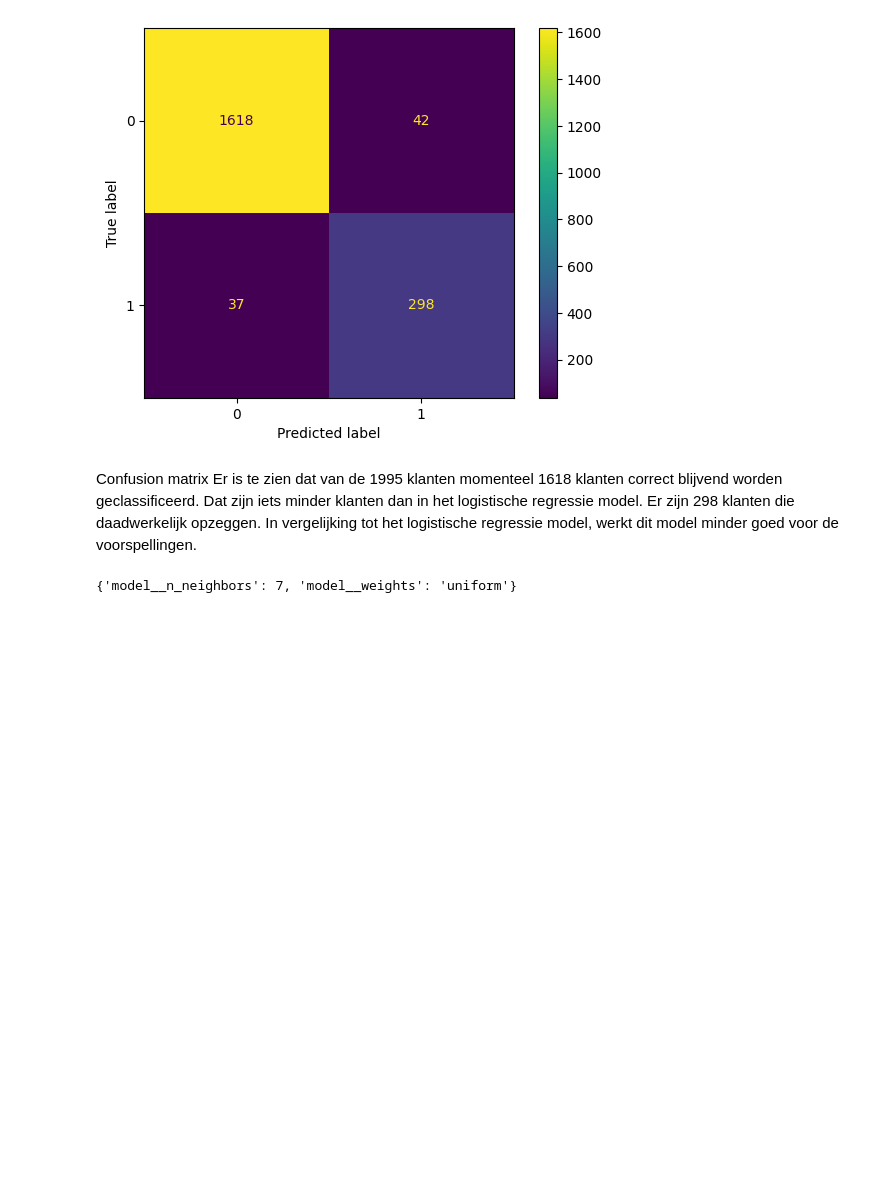
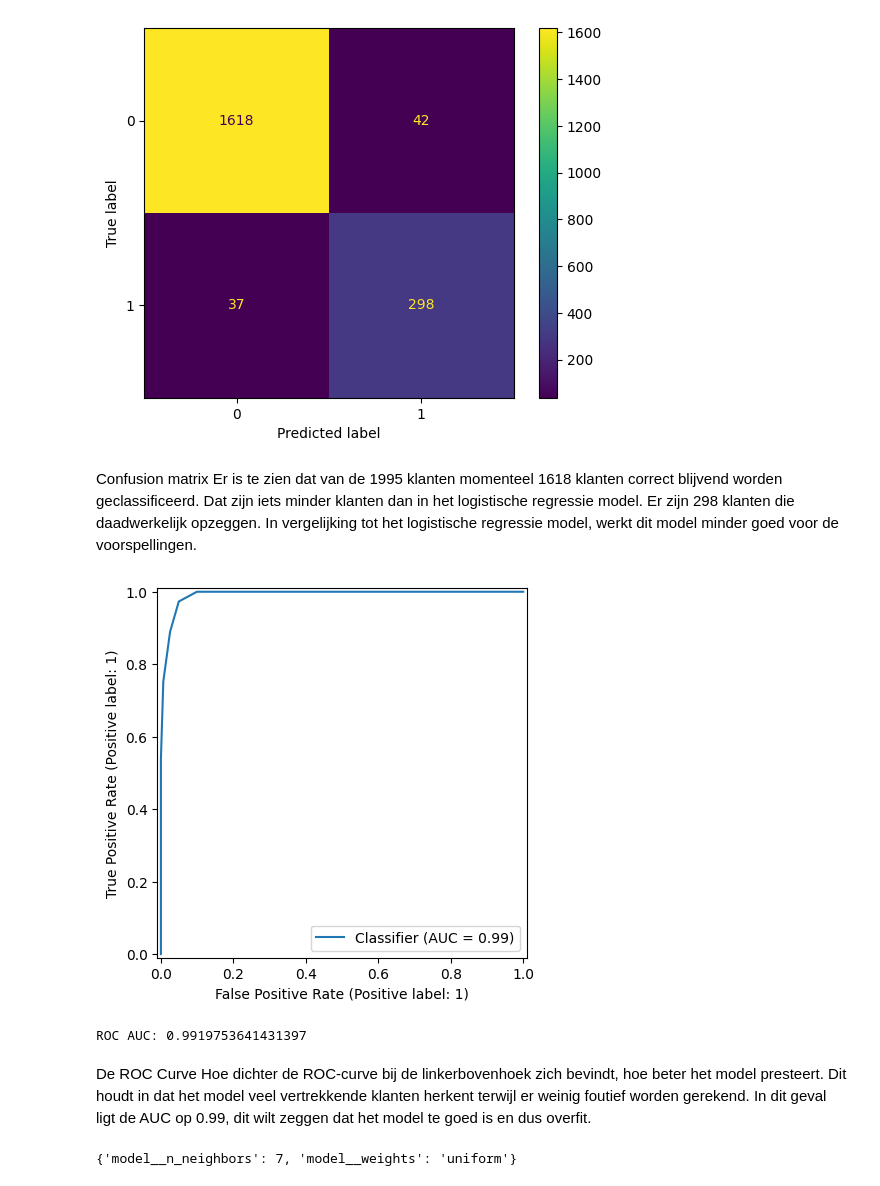
Before and after one commit to Murielle01/BP-3.4, a Jupyter notebook: scripts/opdracht 2/Nearest neighbor.ipynb, the cells around one changed output. Drawn from its saved outputs; the diff is of its cells as text; code cells hidden in the pictures; blank space fills up the shorter version.

```diff
--- a/scripts/opdracht 2/Nearest neighbor.ipynb
+++ b/scripts/opdracht 2/Nearest neighbor.ipynb
@@ -192,6 +192,18 @@ plt.show()
 # %% [markdown]
 Confusion matrix
 Er is te zien dat van de 1995 klanten momenteel 1618 klanten correct blijvend worden geclassificeerd. Dat zijn iets minder klanten dan in het logistische regressie model. Er zijn 298 klanten die daadwerkelijk opzeggen. In vergelijking tot het logistische regressie model, werkt dit model minder goed voor de voorspellingen.
+# %%
+#ROC curve
+RocCurveDisplay.from_predictions(y, churn_prob)
+plt.show()
+
+print("ROC AUC:", roc_auc_score(y, churn_prob))
+# %% [output]
+[figure, added]
+ROC AUC: 0.9919753641431397
+# %% [markdown]
+De ROC Curve
+Hoe dichter de ROC-curve bij de linkerbovenhoek zich bevindt, hoe beter het model presteert. Dit houdt in dat het model veel vertrekkende klanten herkent terwijl er weinig foutief worden gerekend. In dit geval ligt de AUC op 0.99, dit wilt zeggen dat het model te goed is en dus overfit.
 # %%
 from sklearn.model_selection import GridSearchCV
 
```
Also changed, not shown: parts of 6 cells of this notebook.
